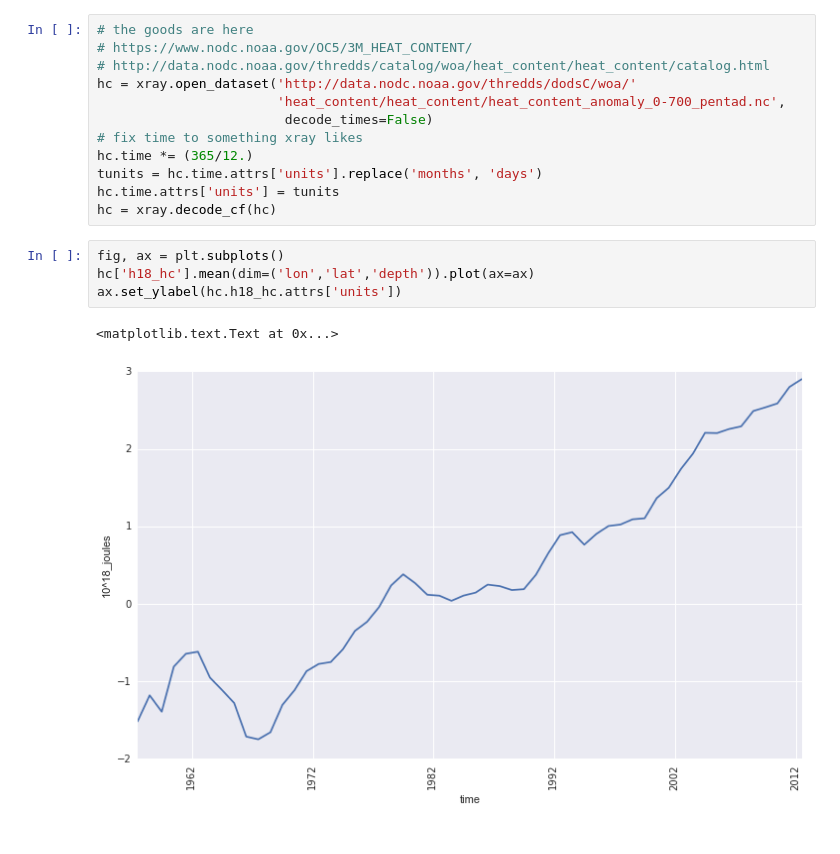
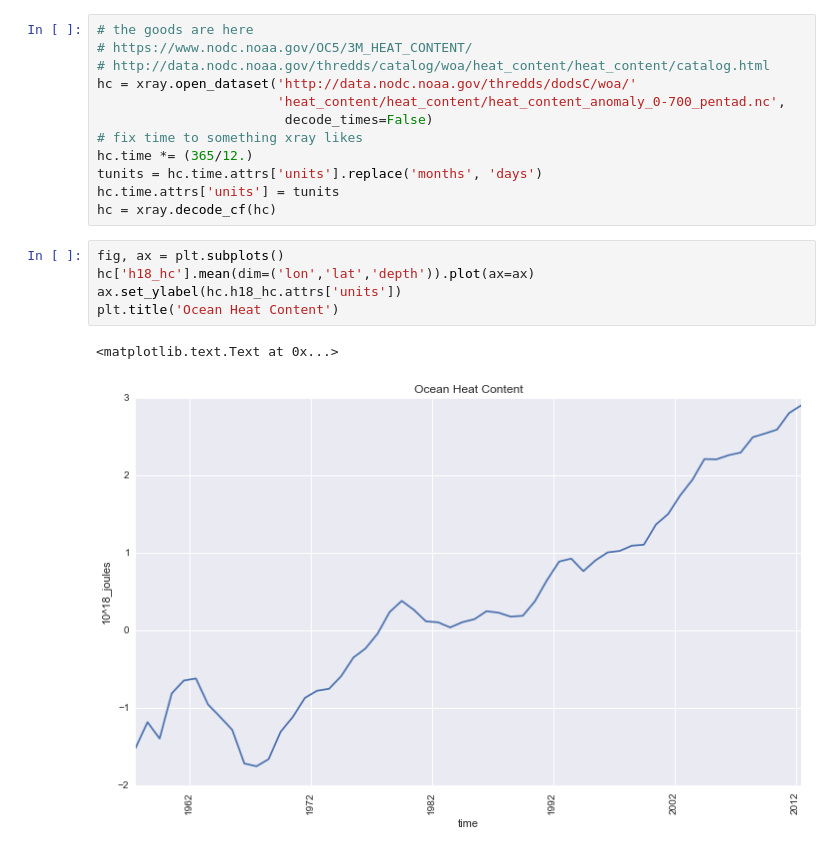
Before and after one commit to rabernat/intro_to_physical_oceanography, a Jupyter notebook: lectures/03_ocean_temperature_salinity_stratification.ipynb, the cells around one changed output. Saved outputs shown, nothing was run; the diff lists cells and outputs as text.

```diff
--- a/lectures/03_ocean_temperature_salinity_stratification.ipynb
+++ b/lectures/03_ocean_temperature_salinity_stratification.ipynb
@@ -111,7 +108,8 @@ hc = xray.decode_cf(hc)
 # %%
 fig, ax = plt.subplots()
 hc['h18_hc'].mean(dim=('lon','lat','depth')).plot(ax=ax)
 ax.set_ylabel(hc.h18_hc.attrs['units'])
+plt.title('Ocean Heat Content')
 # %% [output]
 <matplotlib.text.Text at 0x...>
-[figure, old version]
+[figure, new version]
```
Also changed, not shown: parts of 2 cells of this notebook, 1 other file.
